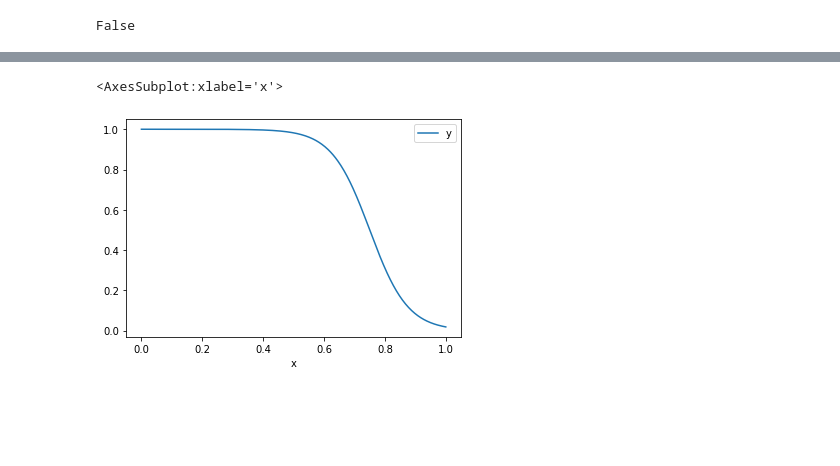
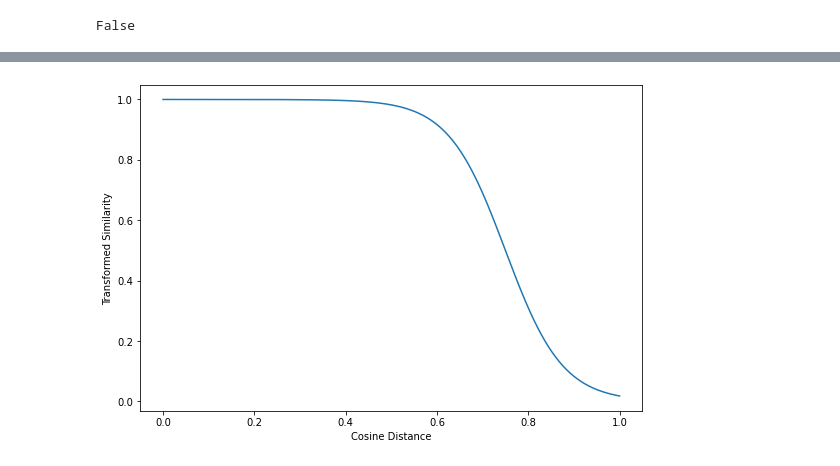
Before and after one commit to zscore/codenames-embeddings, a Jupyter notebook: notebooks/loading-embeddings.ipynb, the cells around one changed output, grey strips where cells are left out. Drawn from its saved outputs; the diff is of its cells as text; code cells hidden in the pictures; blank space fills up the shorter version.

```diff
--- a/notebooks/loading-embeddings.ipynb
+++ b/notebooks/loading-embeddings.ipynb
@@ -275,10 +298,13 @@ def utility_function(probs, red_clues, blue_clues, gray_clues, black_clues, team
 # %%
 x = np.linspace(0, 1, 500)
 y = transform_cos_distance(x, a=12, b=16)
-pd.DataFrame({"x": x, "y": y}).plot(x="x", y="y", kind="line")
+pd.DataFrame({"x": x, "y": y}).plot(x="x", y="y", kind="line", legend=False)
+plt.xlabel("Cosine Distance")
+plt.ylabel("Transformed Similarity")
+# plt.legend(False)
+plt.gcf().set_size_inches(9, 6)
 # %% [output]
-<AxesSubplot:xlabel='x'>
-[figure, old version]
+[figure, new version]
 # %%
 # 9, 14 was pretty good
 all_prob_from_cosine = transform_cos_distance(all_cos_distances, a=12, b=16)
```
Also changed, not shown: parts of 7 cells of this notebook, 3 other files.
